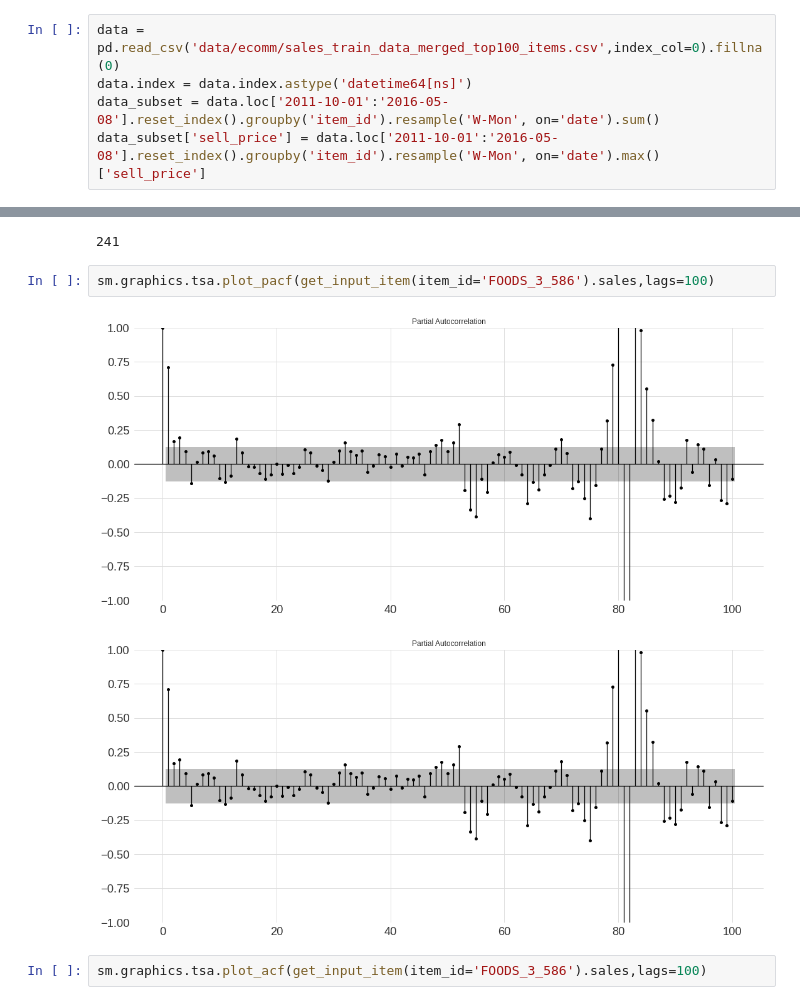
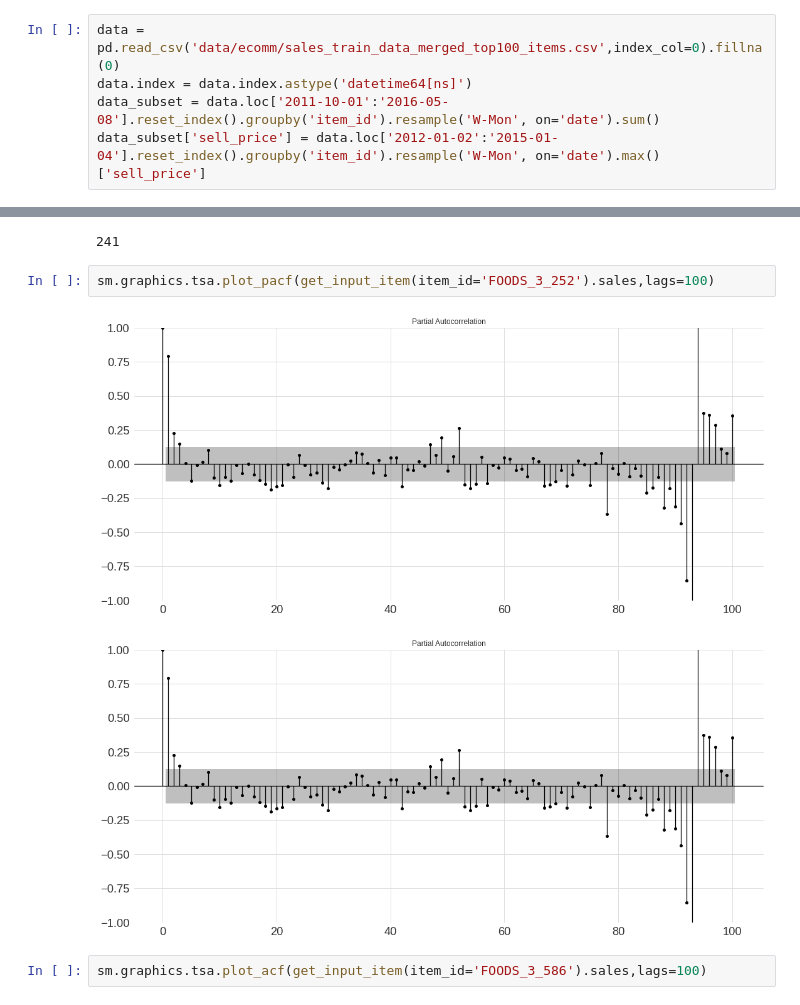
Before and after one commit to mariapaskevich/vof, a Jupyter notebook: Pipeline_ecommerce.ipynb, the cells around one changed output, grey strips where cells are left out. Saved outputs shown, nothing was run; the diff lists cells and outputs as text.

```diff
--- a/Pipeline_ecommerce.ipynb
+++ b/Pipeline_ecommerce.ipynb
@@ -46,7 +46,7 @@ We filter period of Oct 2011 - Oct 2012 for the case study
 data = pd.read_csv('data/ecomm/sales_train_data_merged_top100_items.csv',index_col=0).fillna(0)
 data.index = data.index.astype('datetime64[ns]')
 data_subset = data.loc['2011-10-01':'2016-05-08'].reset_index().groupby('item_id').resample('W-Mon', on='date').sum()
-data_subset['sell_price'] = data.loc['2011-10-01':'2016-05-08'].reset_index().groupby('item_id').resample('W-Mon', on='date').max()['sell_price']
+data_subset['sell_price'] = data.loc['2012-01-02':'2015-01-04'].reset_index().groupby('item_id').resample('W-Mon', on='date').max()['sell_price']
 # %%
 data_subset.reset_index(inplace=True)
 # %% [markdown]
@@ -76,10 +78,10 @@ len(get_input_item(item_id='FOODS_3_555'))
 # %% [output]
 241
 # %%
-sm.graphics.tsa.plot_pacf(get_input_item(item_id='FOODS_3_586').sales,lags=100)
+sm.graphics.tsa.plot_pacf(get_input_item(item_id='FOODS_3_252').sales,lags=100)
 # %% [output]
-[figure, old version]
+[figure, new version]
-[figure, old version]
+[figure, new version]
 # %%
 sm.graphics.tsa.plot_acf(get_input_item(item_id='FOODS_3_586').sales,lags=100)
 # %% [output]
```
Also changed, not shown: parts of 25 cells of this notebook, 1 other file.
